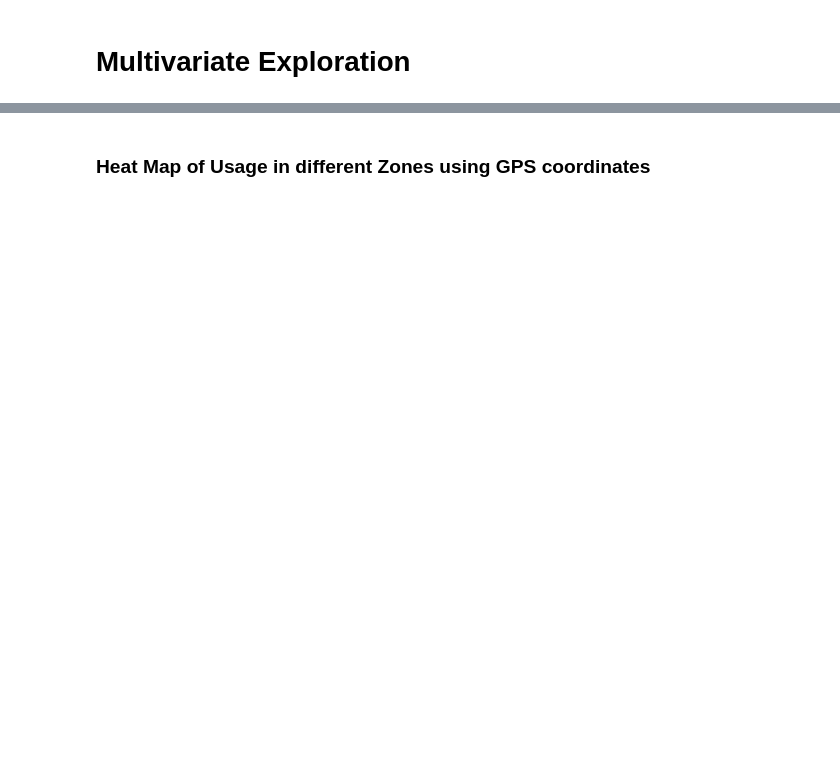
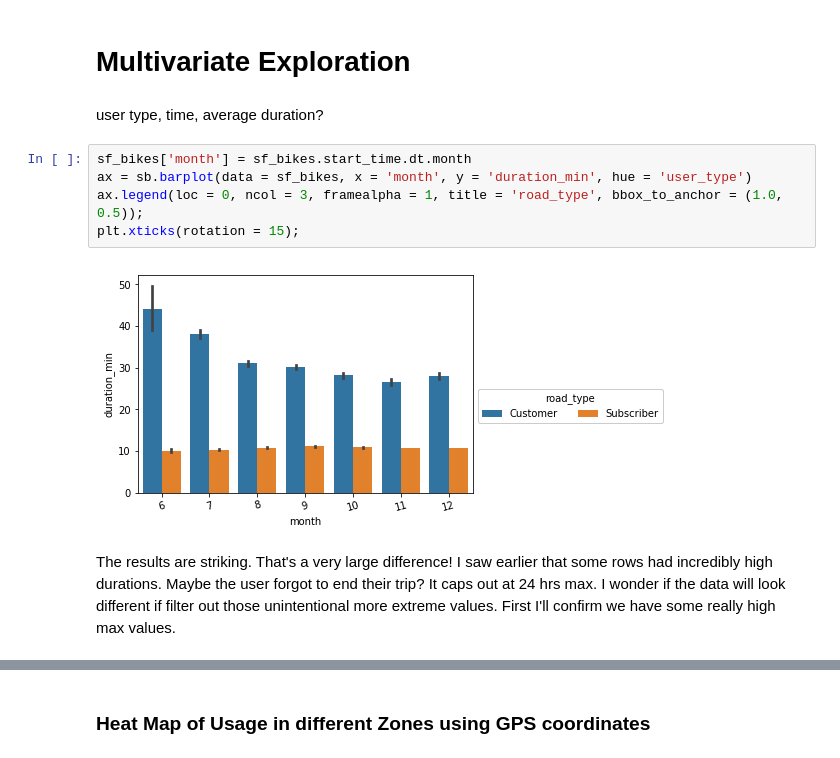
Before and after one commit to juliouribe/Visualizing_Bike_Data, a Jupyter notebook: Exploratory_Analysis.ipynb, the cells around one changed output, grey strips where cells are left out. Cells and saved outputs as stored; diff of their text form; blank space fills up the shorter version.

```diff
--- a/Exploratory_Analysis.ipynb
+++ b/Exploratory_Analysis.ipynb
@@ -337,2 +341,13 @@ plt.ylabel('Duration (Mins)');
 # %% [markdown]
 # Multivariate Exploration
+# %% [markdown]
+user type, time, average duration?
+# %%
+sf_bikes['month'] = sf_bikes.start_time.dt.month
+ax = sb.barplot(data = sf_bikes, x = 'month', y = 'duration_min', hue = 'user_type')
+ax.legend(loc = 0, ncol = 3, framealpha = 1, title = 'road_type', bbox_to_anchor = (1.0, 0.5));
+plt.xticks(rotation = 15);
+# %% [output]
+[figure, added]
+# %% [markdown]
+The results are striking. That's a very large difference! I saw earlier that some rows had incredibly high durations. Maybe the user forgot to end their trip? It caps out at 24 hrs max. I wonder if the data will look different if filter out those unintentional more extreme values. First I'll confirm we have some really high max values.
```
Also changed, not shown: parts of 12 cells of this notebook.
